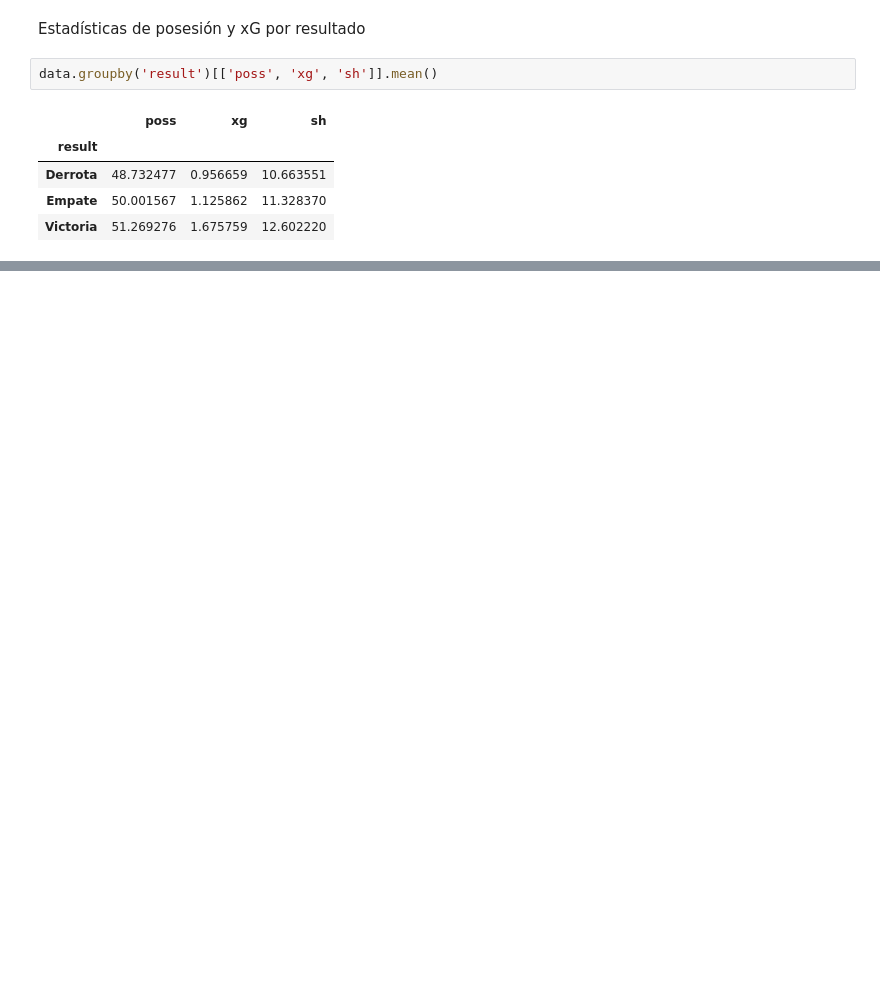
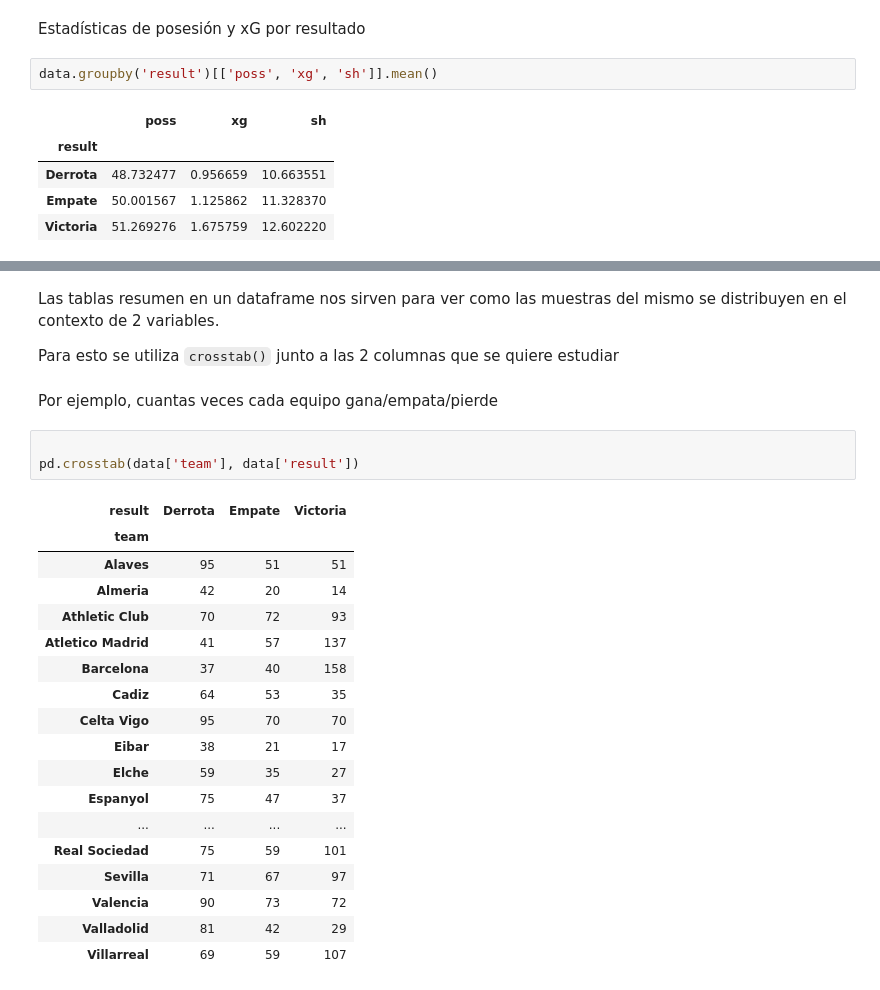
Before and after one commit to Blevins05/data-ai-summer2026, a Jupyter notebook: analysis.ipynb, the cells around one changed output, grey strips where cells are left out. Cells and saved outputs as stored; diff of their text form; blank space fills up the shorter version.

```diff
--- a/analysis.ipynb
+++ b/analysis.ipynb
@@ -516,0 +556,28 @@ data.groupby('result')[['poss', 'xg', 'sh']].mean()
+# %% [markdown]
+Las tablas resumen en un dataframe nos sirven para ver como las muestras del mismo se distribuyen en el contexto de 2 variables.
+
+Para esto se utiliza `crosstab()` junto a las 2 columnas que se quiere estudiar
+# %% [markdown]
+Por ejemplo, cuantas veces cada equipo gana/empata/pierde
+# %%
+
+pd.crosstab(data['team'], data['result'])
+# %% [output]
+| result | Derrota | Empate | Victoria |
+| team |  |  |  |
+| Alaves | 95 | 51 | 51 |
+| Almeria | 42 | 20 | 14 |
+| Athletic Club | 70 | 72 | 93 |
+| Atletico Madrid | 41 | 57 | 137 |
+| Barcelona | 37 | 40 | 158 |
+| Cadiz | 64 | 53 | 35 |
+| Celta Vigo | 95 | 70 | 70 |
+| Eibar | 38 | 21 | 17 |
+| Elche | 59 | 35 | 27 |
+| Espanyol | 75 | 47 | 37 |
+| ... | ... | ... | ... |
+| Real Sociedad | 75 | 59 | 101 |
+| Sevilla | 71 | 67 | 97 |
+| Valencia | 90 | 73 | 72 |
+| Valladolid | 81 | 42 | 29 |
+| Villarreal | 69 | 59 | 107 |
```
Also changed, not shown: parts of 3 cells of this notebook.
